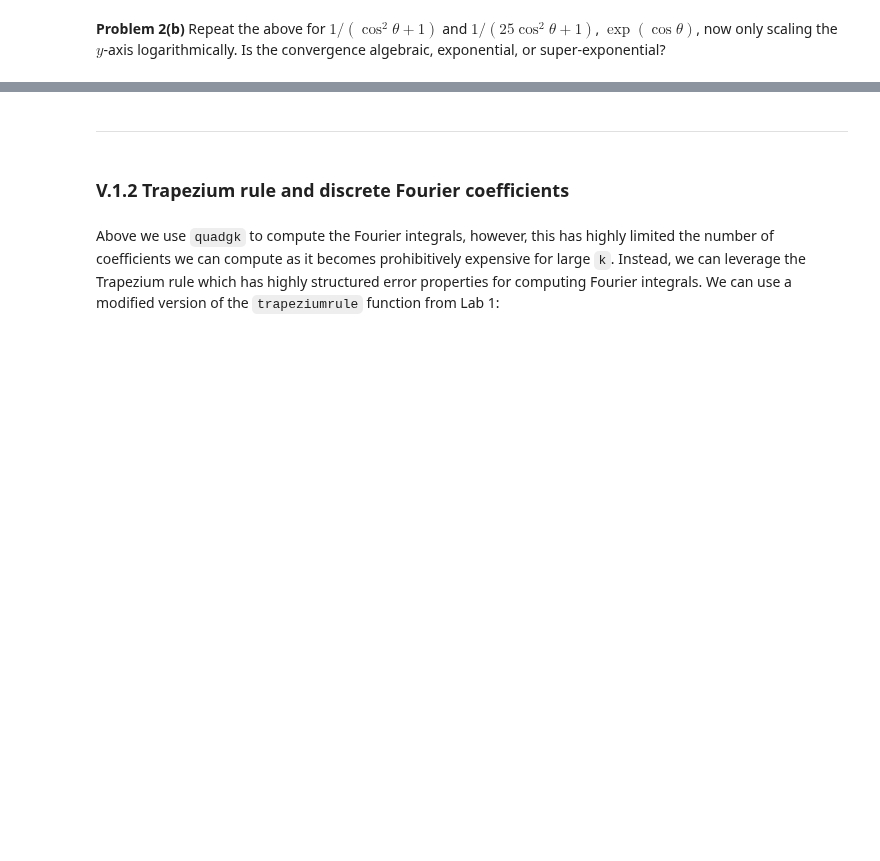
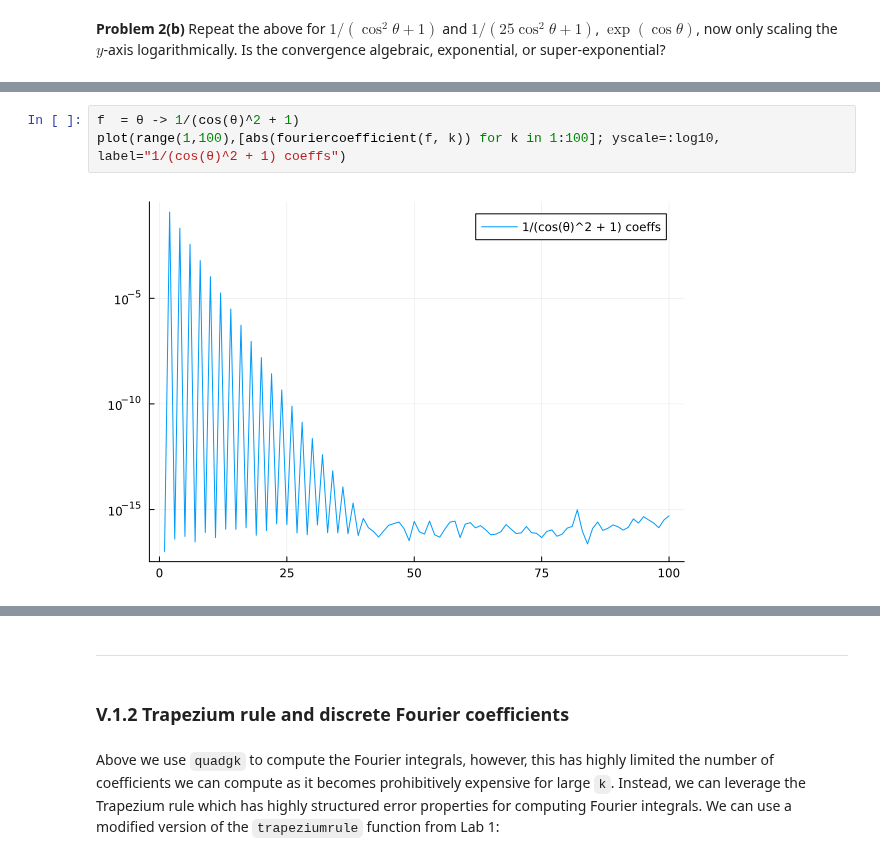
Before and after one commit to lovelife383/MATH50003NumericalAnalysis, a Jupyter notebook: labs/lab8.ipynb, the cells around one changed output, grey strips where cells are left out. Cells and saved outputs as stored; diff of their text form; blank space fills up the shorter version.

```diff
--- a/labs/lab8.ipynb
+++ b/labs/lab8.ipynb
@@ -255,0 +267,5 @@ convergence algebraic, exponential, or super-exponential?
+# %%
+f  = θ -> 1/(cos(θ)^2 + 1)
+plot(range(1,100),[abs(fouriercoefficient(f, k)) for k in 1:100]; yscale=:log10, label="1/(cos(θ)^2 + 1) coeffs")
+# %% [output]
+[figure, added]
```
Also changed, not shown: parts of 7 cells of this notebook.
